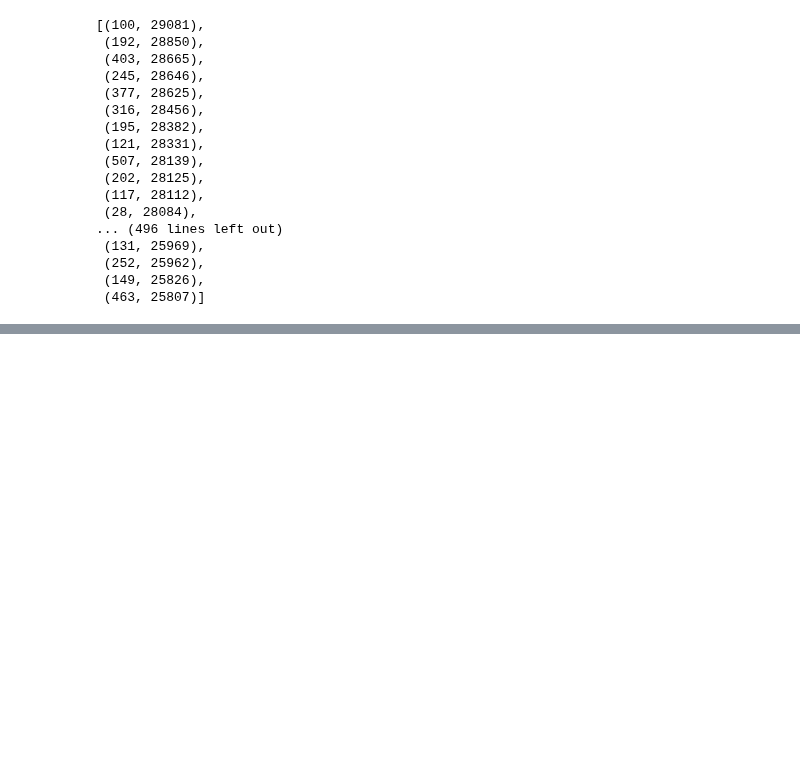
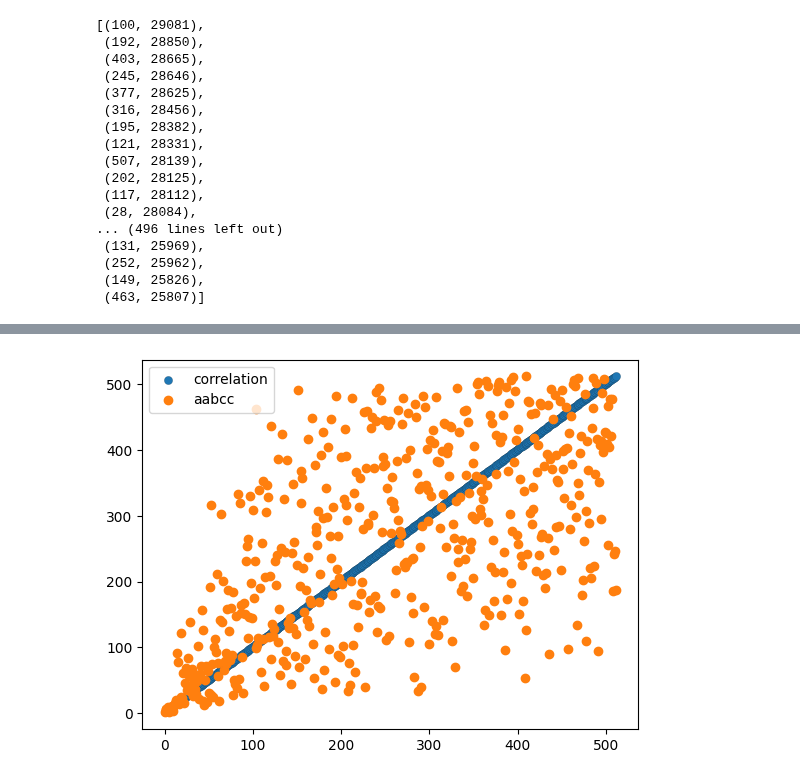
Before and after one commit to ClementineBleuze/WordEmbeddings, a Jupyter notebook: Notebooks_dim_correlation/aabcc-score-experience.ipynb, the cells around one changed output, grey strips where cells are left out. Saved outputs shown, nothing was run; the diff lists cells and outputs as text; code cells hidden in the pictures; blank space fills up the shorter version.

Commit message:
comparing aabcc with correlation rankings of dimensions

```diff
--- a/Notebooks_dim_correlation/aabcc-score-experience.ipynb
+++ b/Notebooks_dim_correlation/aabcc-score-experience.ipynb
@@ -88,0 +98,23 @@ sorted(d.items(), key = lambda x:x[1], reverse=True) # sorting the dimensions by
+# %%
+# Encoding gender as 1 (F) and 0 (M)
+df_n["gender-01"] = df_n["gender"].apply(lambda x:1 if x=="F" else 0)
+
+# Get the correlation between dimensions and the gender-01
+import numpy as np
+gender_corr_df = pd.DataFrame(columns=["dimension", "correlation_with_gender"])
+gender_list = []
+
+for i in range(512):
+    gender_list.append(df_n.loc[:,[str(i), 'gender-01']].corr().iloc[0][-1])
+
+gender_corr_df["dimension"] = range(512)
+gender_corr_df["correlation_with_gender"] = gender_list
+gender_corr_df["sign"] = np.sign(gender_corr_df["correlation_with_gender"])
+gender_corr_df["abs"] = abs(gender_corr_df["correlation_with_gender"])
+# %%
+# sort by absolute value of correlation
+gender_corr_df = gender_corr_df.sort_values("abs", ascending=False)
+gender_corr_df["corr-rank"] = gender_corr_df["abs"].rank(ascending=False)
+gender_corr_df["aabcc"] = gender_corr_df["dimension"].apply(lambda x:d[x])
+gender_corr_df["aabcc-rank"] = gender_corr_df["aabcc"].rank(ascending=False)
+gender_corr_df
@@ -88,0 +135,9 @@ sorted(d.items(), key = lambda x:x[1], reverse=True) # sorting the dimensions by
+# %%
+from matplotlib import pyplot as plt
+
+plt.scatter(range(512), gender_corr_df["corr-rank"], label="correlation")
+plt.scatter(range(512), gender_corr_df["aabcc-rank"], label="aabcc")
+plt.legend()
+plt.show()
+# %% [output]
+[figure, added]
```
Also changed, not shown: parts of 9 cells of this notebook.
